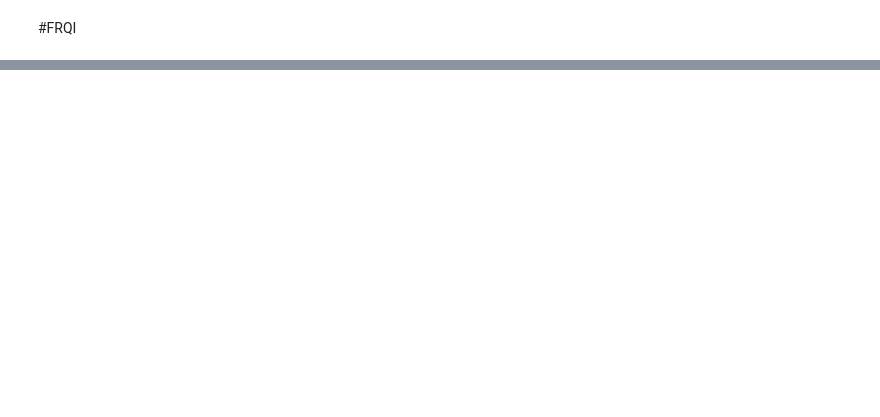
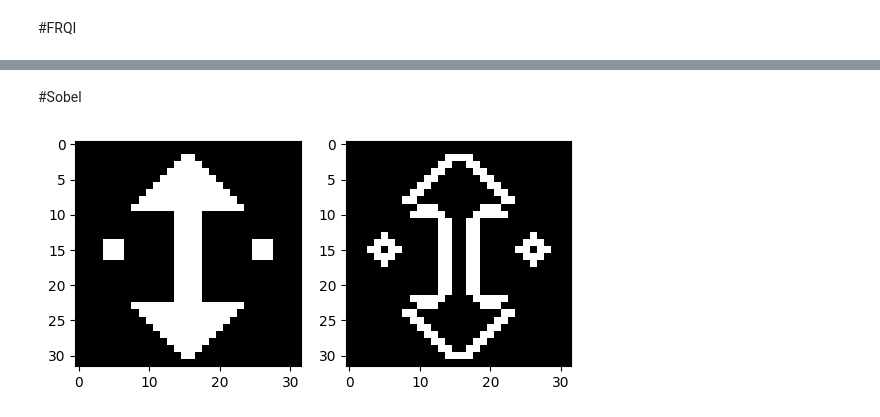
Before and after one commit to MohammadYehya/Quantum_Edge_Detection, a Jupyter notebook: Quantum_Edge_Detection.ipynb, the cells around one changed output, grey strips where cells are left out. Cells and saved outputs as stored; diff of their text form; code cells hidden in the pictures; blank space fills up the shorter version.

```diff
--- a/Quantum_Edge_Detection.ipynb
+++ b/Quantum_Edge_Detection.ipynb
@@ -382,0 +403,34 @@ showdiff(FRQIEncoder, img, h, v, outimage)
+# %% [markdown]
+#Sobel
+# %%
+img = numpy.array(image5)
+size = 32
+img = resize(img, (size, size), order=1, preserve_range=True, anti_aliasing=False).astype(numpy.uint8)
+
+Gx = numpy.array([[-1, 0, 1],
+                [-2, 0, 2],
+                [-1, 0, 1]])
+Gy = numpy.array([[-1, -2, -1],
+                [ 0,  0,  0],
+                [ 1,  2,  1]])
+
+rows, cols = img.shape
+
+gradient_x = numpy.zeros_like(img, dtype=float)
+gradient_y = numpy.zeros_like(img, dtype=float)
+gradient_magnitude = numpy.zeros_like(img, dtype=float)
+
+for i in range(1, rows - 1):
+    for j in range(1, cols - 1):
+        region = img[i-1:i+2, j-1:j+2]
+        gradient_x[i, j] = numpy.sum(region * Gx)
+        gradient_y[i, j] = numpy.sum(region * Gy)
+
+gradient_magnitude = numpy.sqrt(gradient_x**2 + gradient_y**2)
+
+gradient_magnitude = (gradient_magnitude / gradient_magnitude.max()) * 255
+edges = (gradient_magnitude > 200).astype(numpy.uint8)
+
+showdiff(None, img, edges)
+# %% [output]
+[figure, added]
```
Also changed, not shown: parts of 10 cells of this notebook.
